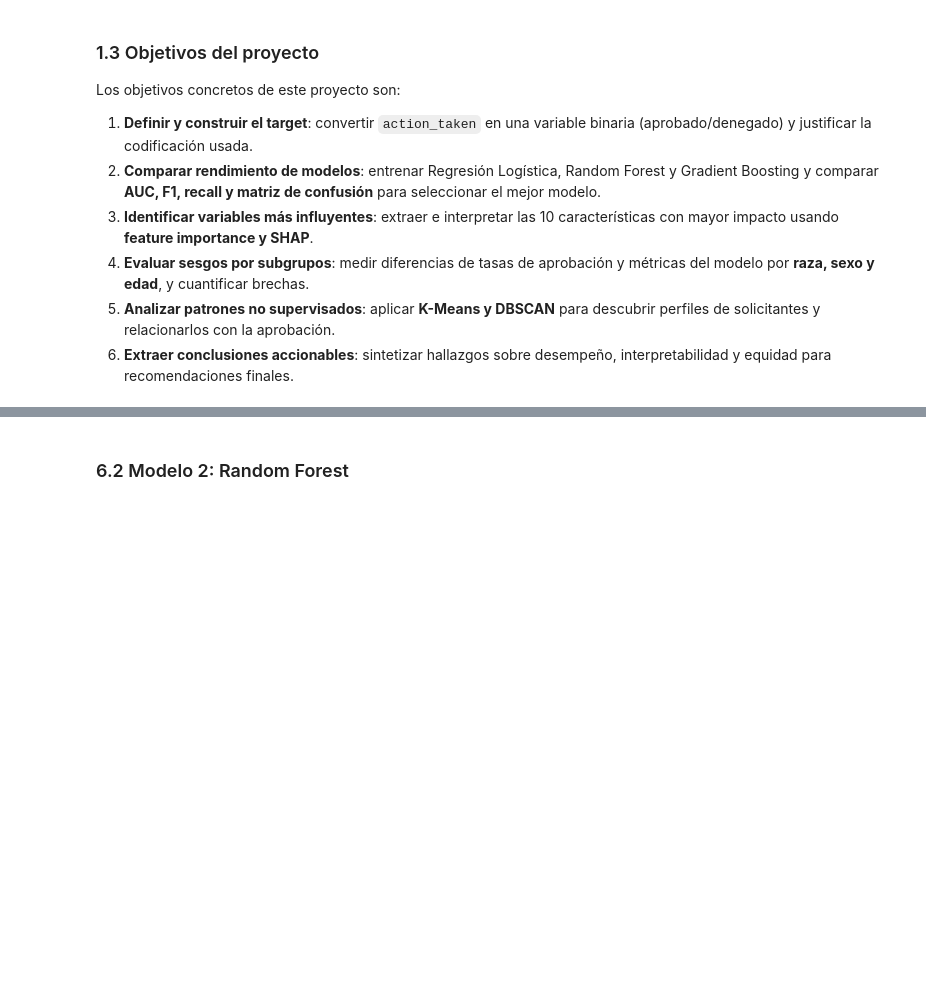
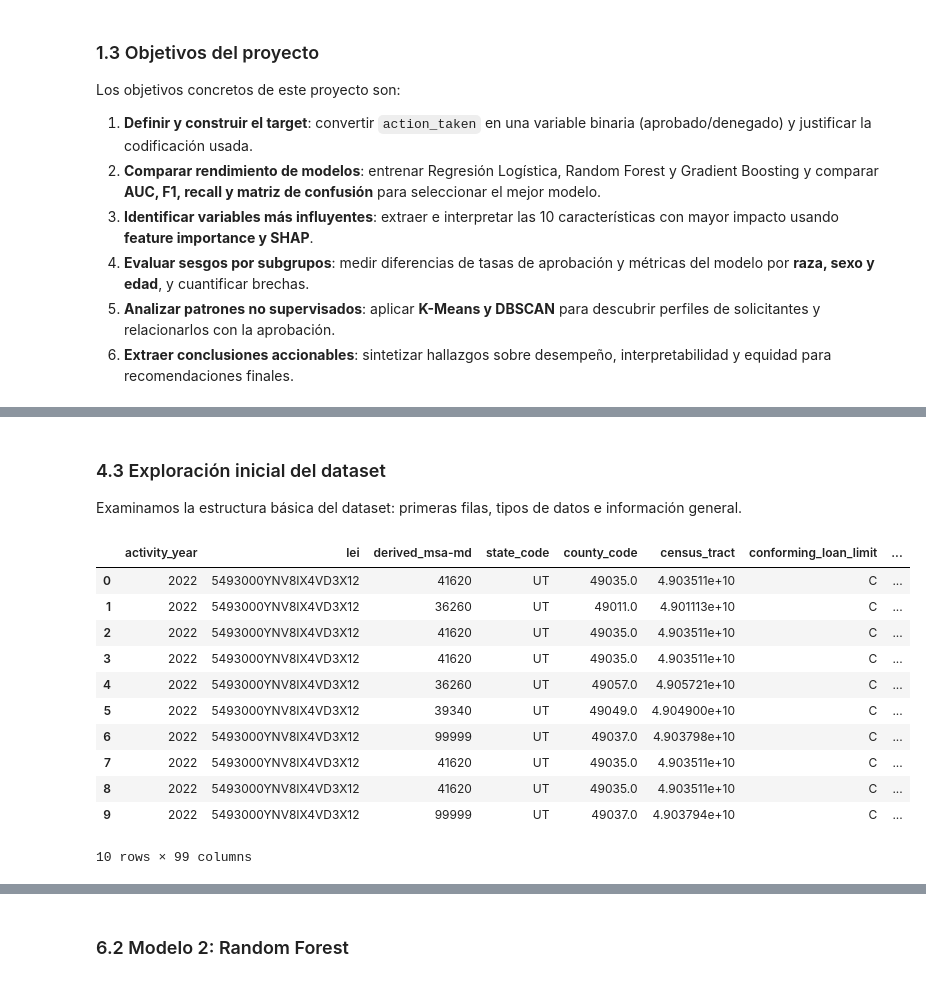
Before and after one commit to thisisrober/hmda-loan-approval-ml-analysis, a Jupyter notebook: notebook.ipynb, the cells around one changed output, grey strips where cells are left out. Cells and saved outputs as stored; diff of their text form; code cells hidden in the pictures; blank space fills up the shorter version.

```diff
--- a/notebook.ipynb
+++ b/notebook.ipynb
@@ -213,0 +192,20 @@ En esta sección entrenamos diferentes modelos de machine learning para predecir
+# %% [markdown]
+### 4.3 Exploración inicial del dataset
+
+Examinamos la estructura básica del dataset: primeras filas, tipos de datos e información general.
+# %%
+# Visualizar las primeras 10 filas del dataset
+df.head(10)
+# %% [output]
+|  | activity_year | lei | derived_msa-md | state_code | county_code | census_tract | conforming_loan_limit | ... |
+| 0 | 2022 | 5493000YNV8IX4VD3X12 | 41620 | UT | 49035.0 | 4.903511e+10 | C | ... |
+| 1 | 2022 | 5493000YNV8IX4VD3X12 | 36260 | UT | 49011.0 | 4.901113e+10 | C | ... |
+| 2 | 2022 | 5493000YNV8IX4VD3X12 | 41620 | UT | 49035.0 | 4.903511e+10 | C | ... |
+| 3 | 2022 | 5493000YNV8IX4VD3X12 | 41620 | UT | 49035.0 | 4.903511e+10 | C | ... |
+| 4 | 2022 | 5493000YNV8IX4VD3X12 | 36260 | UT | 49057.0 | 4.905721e+10 | C | ... |
+| 5 | 2022 | 5493000YNV8IX4VD3X12 | 39340 | UT | 49049.0 | 4.904900e+10 | C | ... |
+| 6 | 2022 | 5493000YNV8IX4VD3X12 | 99999 | UT | 49037.0 | 4.903798e+10 | C | ... |
+| 7 | 2022 | 5493000YNV8IX4VD3X12 | 41620 | UT | 49035.0 | 4.903511e+10 | C | ... |
+| 8 | 2022 | 5493000YNV8IX4VD3X12 | 41620 | UT | 49035.0 | 4.903511e+10 | C | ... |
+| 9 | 2022 | 5493000YNV8IX4VD3X12 | 99999 | UT | 49037.0 | 4.903794e+10 | C | ... |
+10 rows × 99 columns
```
Also changed, not shown: parts of 59 cells of this notebook, 1 other file.
